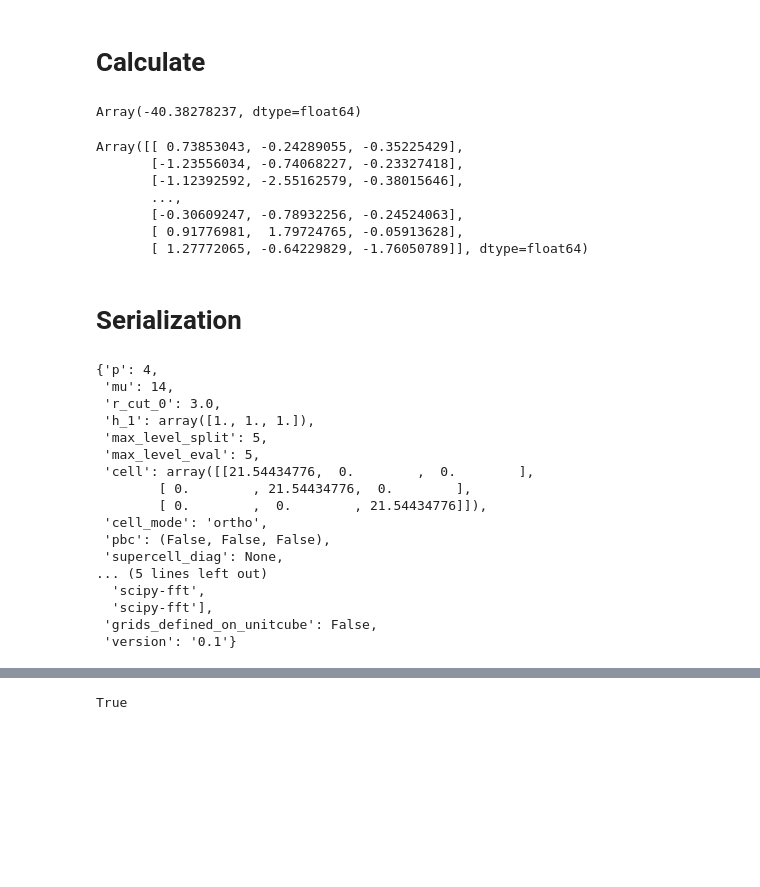
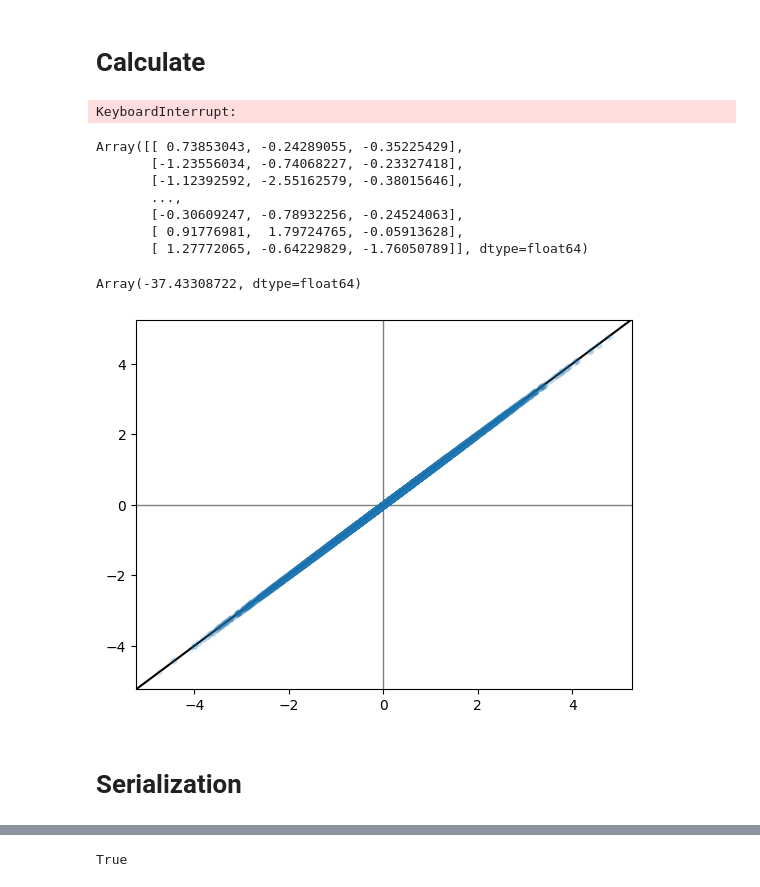
Before and after one commit to Madsen-s-research-group/msmjax, a Jupyter notebook: playground/high_level_interface.ipynb, the cells around one changed output, grey strips where cells are left out. Drawn from its saved outputs; the diff is of its cells as text; code cells hidden in the pictures; blank space fills up the shorter version.

```diff
--- a/playground/high_level_interface.ipynb
+++ b/playground/high_level_interface.ipynb
@@ -84,0 +87,27 @@ params_dataclass = StaticCellMSMParams(
+# %%
+import sys
+
+sys.path.append("/home/florian/PhD/work/code/personal_scripts/")
+
+from matplotlib_snippets.utils import plot_parity_line
+
+from msmjax.core.shortrange import make_eval_pair_pot
+from msmjax.benchmark_tools import evaluate_structure_with_lammps_p3m
+
+
+def calc_energy_ref_nonperiodic(positions, charges):
+    n_dim = positions.shape[1]
+    compute_pair_term = make_eval_pair_pot(
+        kernel_fn=lambda x: 1.0 / x, pbc=(False,) * n_dim
+    )
+    return compute_pair_term(positions, charges)
+
+
+def calc_forces_ref_nonperiodic(positions, charges):
+    return -jax.grad(calc_energy_ref_nonperiodic, argnums=0)(
+        positions, charges
+    )
+
+
+calc_energy_ref_nonperiodic = jax.jit(calc_energy_ref_nonperiodic)
+calc_forces_ref_nonperiodic = jax.jit(calc_forces_ref_nonperiodic)
@@ -95,13 +135,17 @@ params_dataclass = StaticCellMSMParams(
 calc_energy = jax.jit(calc_energy)
 calc_forces = jax.jit(calc_forces)
 # %%
-# calc_energy(pos, chg, neighborlist=jnp.array([1., 2., 3.]))
-calc_energy(pos, chg)
+# e_msm = calc_energy(pos, chg, neighborlist=jnp.array([1., 2., 3.]))
+e_msm = calc_energy(pos, chg)
+
+e_msm
 # %% [output]
-Array(-40.38278237, dtype=float64)
+KeyboardInterrupt:
 # %%
-# calc_forces(pos, chg, neighborlist=jnp.array([1.0, 2.0, 3.0]))
-calc_forces(pos, chg)
+# f_msm = calc_forces(pos, chg, neighborlist=jnp.array([1.0, 2.0, 3.0]))
+f_msm = calc_forces(pos, chg)
+
+f_msm
 # %% [output]
 Array([[ 0.73853043, -0.24289055, -0.35225429],
        [-1.23556034, -0.74068227, -0.23327418],
@@ -110,6 +154,22 @@ Array([[ 0.73853043, -0.24289055, -0.35225429],
        [-0.30609247, -0.78932256, -0.24524063],
        [ 0.91776981,  1.79724765, -0.05913628],
        [ 1.27772065, -0.64229829, -1.76050789]], dtype=float64)
+# %%
+e_ref = calc_energy_ref_nonperiodic(pos, chg)
+f_ref = calc_forces_ref_nonperiodic(pos, chg)
+
+e_ref
+# %% [output]
+Array(-37.43308722, dtype=float64)
+# %%
+fig, ax = plt.subplots()
+ax.scatter(f_ref, f_msm, alpha=0.1, s=15)
+ax.axhline(0, color="gray", linewidth=1, zorder=-1)
+ax.axvline(0, color="gray", linewidth=1, zorder=-1)
+plot_parity_line(ax, color="black", zorder=-1)
+plt.show()
+# %% [output]
+[figure, added]
 # %% [markdown]
 # Serialization
 # %%
@@ -126,20 +186,0 @@ with open("out/params.json", "r") as f:
-# %%
-dataclasses.asdict(params_dataclass)
-# %% [output]
-{'p': 4,
- 'mu': 14,
- 'r_cut_0': 3.0,
- 'h_1': array([1., 1., 1.]),
- 'max_level_split': 5,
- 'max_level_eval': 5,
- 'cell': array([[21.54434776,  0.        ,  0.        ],
-        [ 0.        , 21.54434776,  0.        ],
-        [ 0.        ,  0.        , 21.54434776]]),
- 'cell_mode': 'ortho',
- 'pbc': (False, False, False),
- 'supercell_diag': None,
-... (5 lines left out)
-  'scipy-fft',
-  'scipy-fft'],
- 'grids_defined_on_unitcube': False,
- 'version': '0.1'}
```
Also changed, not shown: parts of 14 cells of this notebook, 2 other files.
